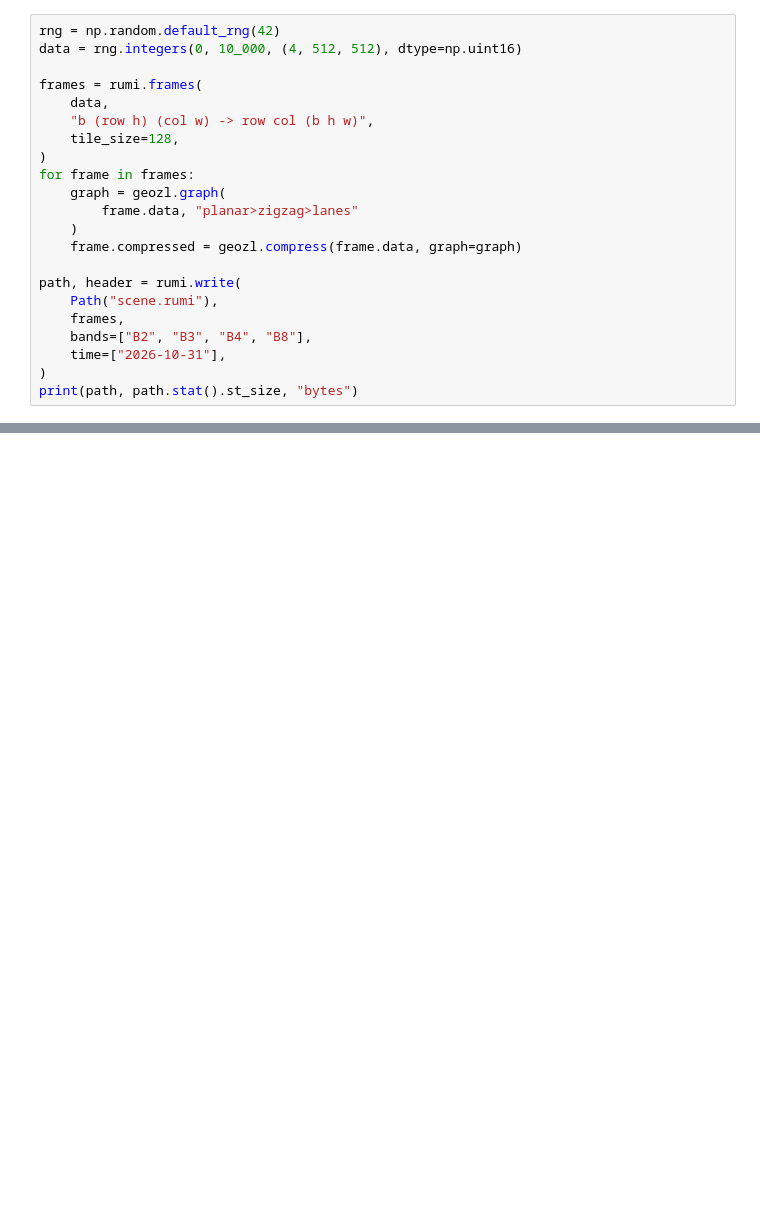
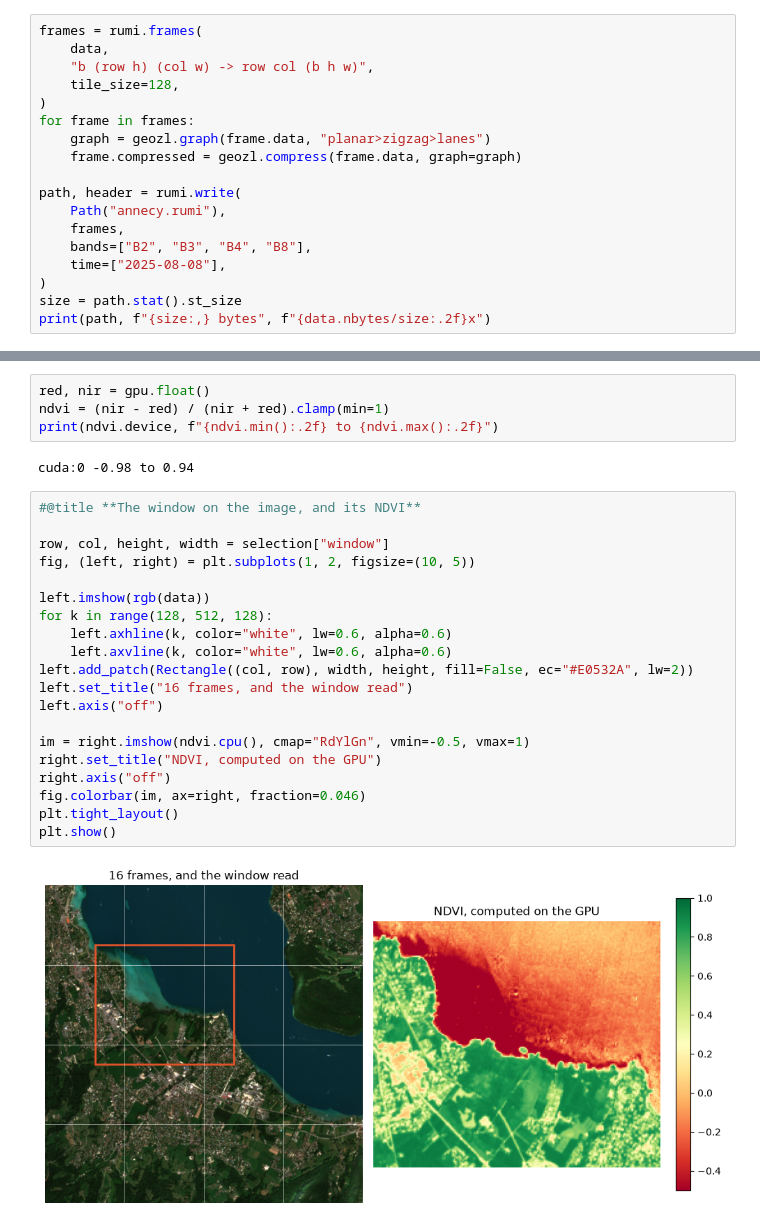
Before and after one commit to asterisk-labs/geozl, a Jupyter notebook: docs/notebooks/rumi-gpu.ipynb, the cells around one changed output, grey strips where cells are left out. Drawn from its saved outputs; the diff is of its cells as text; blank space fills up the shorter version.

Commit message:
plot real Sentinel-2 data in the Rumi notebook

```diff
--- a/docs/notebooks/rumi-gpu.ipynb
+++ b/docs/notebooks/rumi-gpu.ipynb
@@ -25,22 +61,18 @@ The `lanes` recipe below is supported by the CUDA decoder.
 # %%
-rng = np.random.default_rng(42)
-data = rng.integers(0, 10_000, (4, 512, 512), dtype=np.uint16)
-
 frames = rumi.frames(
     data,
     "b (row h) (col w) -> row col (b h w)",
     tile_size=128,
 )
 for frame in frames:
-    graph = geozl.graph(
-        frame.data, "planar>zigzag>lanes"
-    )
+    graph = geozl.graph(frame.data, "planar>zigzag>lanes")
     frame.compressed = geozl.compress(frame.data, graph=graph)
 
 path, header = rumi.write(
-    Path("scene.rumi"),
+    Path("annecy.rumi"),
     frames,
     bands=["B2", "B3", "B4", "B8"],
-    time=["2026-10-31"],
+    time=["2025-08-08"],
 )
-print(path, path.stat().st_size, "bytes")
+size = path.stat().st_size
+print(path, f"{size:,} bytes", f"{data.nbytes/size:.2f}x")
@@ -68,0 +105,28 @@ print(gpu.shape, gpu.dtype, gpu.device)
+# %%
+red, nir = gpu.float()
+ndvi = (nir - red) / (nir + red).clamp(min=1)
+print(ndvi.device, f"{ndvi.min():.2f} to {ndvi.max():.2f}")
+# %% [output]
+cuda:0 -0.98 to 0.94
+# %%
+#@title **The window on the image, and its NDVI**
+
+row, col, height, width = selection["window"]
+fig, (left, right) = plt.subplots(1, 2, figsize=(10, 5))
+
+left.imshow(rgb(data))
+for k in range(128, 512, 128):
+    left.axhline(k, color="white", lw=0.6, alpha=0.6)
+    left.axvline(k, color="white", lw=0.6, alpha=0.6)
+left.add_patch(Rectangle((col, row), width, height, fill=False, ec="#E0532A", lw=2))
+left.set_title("16 frames, and the window read")
+left.axis("off")
+
+im = right.imshow(ndvi.cpu(), cmap="RdYlGn", vmin=-0.5, vmax=1)
+right.set_title("NDVI, computed on the GPU")
+right.axis("off")
+fig.colorbar(im, ax=right, fraction=0.046)
+plt.tight_layout()
+plt.show()
+# %% [output]
+[figure, added]
```
Also changed, not shown: parts of 19 cells of this notebook, 1 other file.
